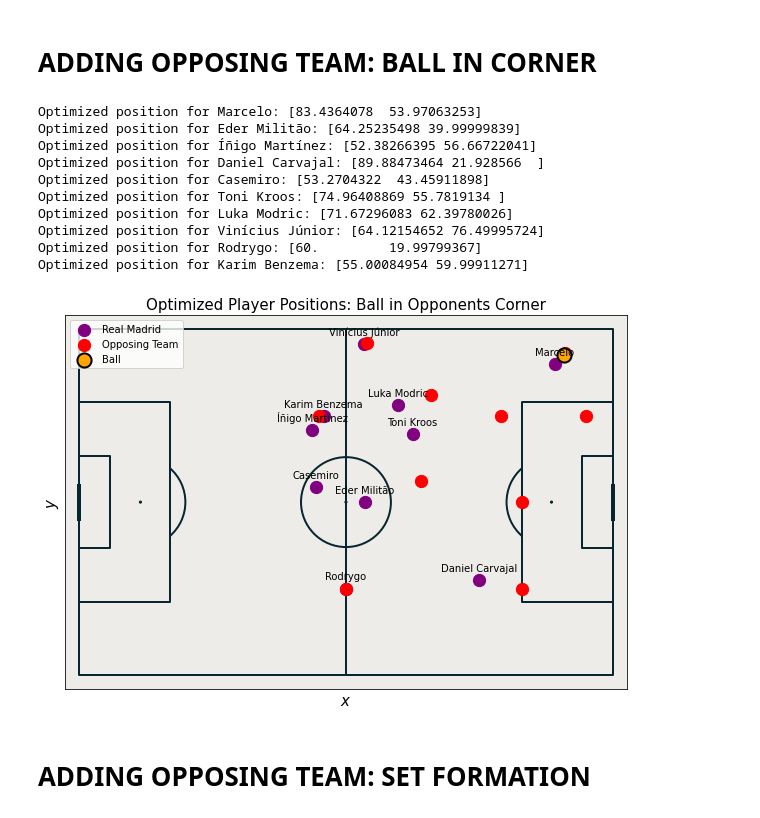
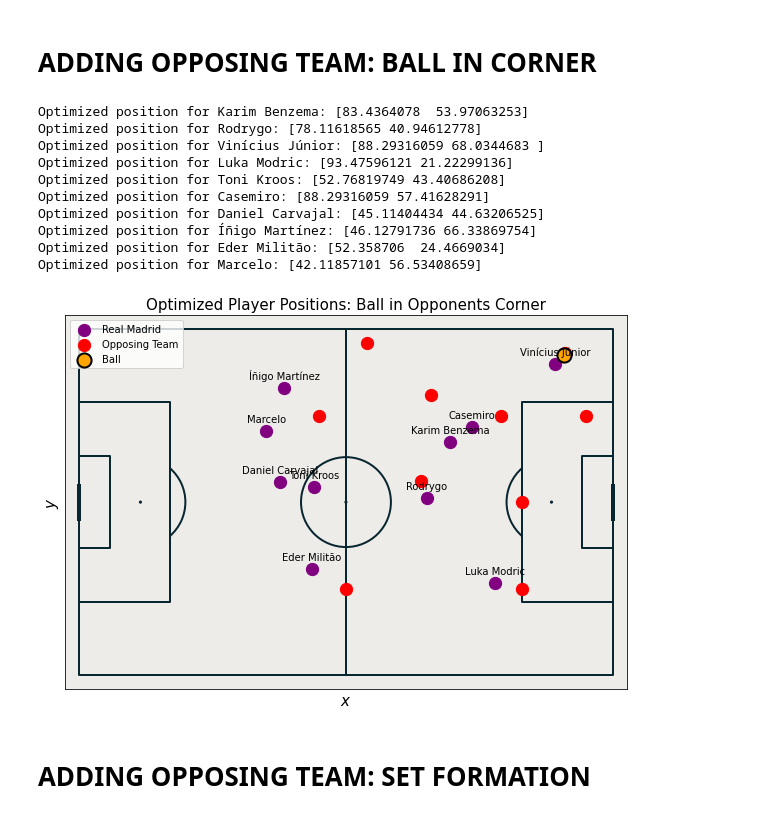
Before and after one commit to zainj04/AA222-Final-Project, a Jupyter notebook: Final Project Code.ipynb, the cells around one changed output. Drawn from its saved outputs; the diff is of its cells as text; code cells hidden in the pictures.

```diff
--- a/Final Project Code.ipynb
+++ b/Final Project Code.ipynb
@@ -24,16 +24,16 @@ player_probs = {}
 
 # Define the player names
 Real_Madrid = [
-    "Marcelo",
+    "Karim Benzema",
+    "Rodrygo",
+    "Vinícius Júnior",
+    "Luka Modric",
+    "Toni Kroos",
+    "Casemiro",
+    "Daniel Carvajal",
+    "Íñigo Martínez",
     "Eder Militão",
-    "Íñigo Martínez",
-    "Daniel Carvajal",
-    "Casemiro",
-    "Toni Kroos",
-    "Luka Modric",
-    "Vinícius Júnior",
-    "Rodrygo",
-    "Karim Benzema"
+    "Marcelo"
 ]
 
 # Create pitch object with 120 x 80 dimensions
@@ -181,7 +181,7 @@ def iteration_callback(xk, convergence):
     iteration_count += 1
 
 # Define the minimum distance threshold and team weight
-min_distance = 21  # Minimum desired distance between players (adjust as needed)
+min_distance = 0  # Minimum desired distance between players (adjust as needed)
 team_weight = 0.7  # Adjust this value between 0 and 1 to balance individual and team probabilities
 
 # Objective function to minimize
@@ -280,7 +280,7 @@ ball_position = np.array([109, 74])
 # Define the minimum distance threshold and team weight
 min_distance = 5  # Minimum desired distance between players (adjust as needed)
 team_weight = 0.5  # Adjust this value between 0 and 1 to balance individual and team probabilities
-guard_penalty_weight = 2  # Weight for the guarding position penalty
+guard_penalty_weight = 25  # Weight for the guarding position penalty
 offside_threshold = 50  # Threshold for pushing the defensive line up
 
 # Objective function to minimize
@@ -358,44 +358,44 @@ fig, ax = pitch.draw(figsize=(10, 6))
 
 # Plot each player's optimized position
 for i, player in enumerate(Real_Madrid):
     ax.scatter(optimized_positions_scaled[i][0], optimized_positions_scaled[i][1], color='purple', s=150, label='Real Madrid' if i == 0 else '')
     ax.text(optimized_positions_scaled[i][0], optimized_positions_scaled[i][1] + 2, player, fontsize=10, ha='center', va='bottom')
 
 # Plot opposing players' positions
 opposing_positions_scaled = np.zeros_like(opposing_positions)
 opposing_positions_scaled[:, 0] = opposing_positions[:, 0] * (100 / 120)
 opposing_positions_scaled[:, 1] = opposing_positions[:, 1] * (100 / 80)
 for i, opponent in enumerate(opposing_team):
     ax.scatter(opposing_positions_scaled[i][0], opposing_positions_scaled[i][1], color='red', s=150, label='Opposing Team' if i == 0 else '')
 
 # Plot the ball position
 ball_position_scaled = ball_position * [100 / 120, 100 / 80]
 ax.scatter(ball_position_scaled[0], ball_position_scaled[1], color='orange', s=200, label='Ball', edgecolors='black', linewidths=2)
 
 # Add a legend
 ax.legend(loc='upper left')
 
 ax.set_xlabel('$x$', fontsize=15)
 ax.set_ylabel('$y$', fontsize=15)
 ax.set_title('Optimized Player Positions: Ball in Opponents Corner', fontsize=15)
 
 # Save the figure
 plt.savefig("optimized_positions_with_defensive_constraints.png", dpi=300, bbox_inches='tight')
 
 # Display the plot
 plt.show()
 # %% [output]
-Optimized position for Marcelo: [83.4364078  53.97063253]
-Optimized position for Eder Militão: [64.25235498 39.99999839]
-Optimized position for Íñigo Martínez: [52.38266395 56.66722041]
-Optimized position for Daniel Carvajal: [89.88473464 21.928566  ]
-Optimized position for Casemiro: [53.2704322  43.45911898]
-Optimized position for Toni Kroos: [74.96408869 55.7819134 ]
-Optimized position for Luka Modric: [71.67296083 62.39780026]
-Optimized position for Vinícius Júnior: [64.12154652 76.49995724]
-Optimized position for Rodrygo: [60.         19.99799367]
-Optimized position for Karim Benzema: [55.00084954 59.99911271]
+Optimized position for Karim Benzema: [83.4364078  53.97063253]
+Optimized position for Rodrygo: [78.11618565 40.94612778]
+Optimized position for Vinícius Júnior: [88.29316059 68.0344683 ]
+Optimized position for Luka Modric: [93.47596121 21.22299136]
+Optimized position for Toni Kroos: [52.76819749 43.40686208]
+Optimized position for Casemiro: [88.29316059 57.41628291]
+Optimized position for Daniel Carvajal: [45.11404434 44.63206525]
+Optimized position for Íñigo Martínez: [46.12791736 66.33869754]
+Optimized position for Eder Militão: [52.358706  24.4669034]
+Optimized position for Marcelo: [42.11857101 56.53408659]
-[figure, old version]
+[figure, new version]
 # %% [markdown]
 # ADDING OPPOSING TEAM: SET FORMATION
 # %%
```
Also changed, not shown: parts of 3 cells of this notebook, 1 other file.
